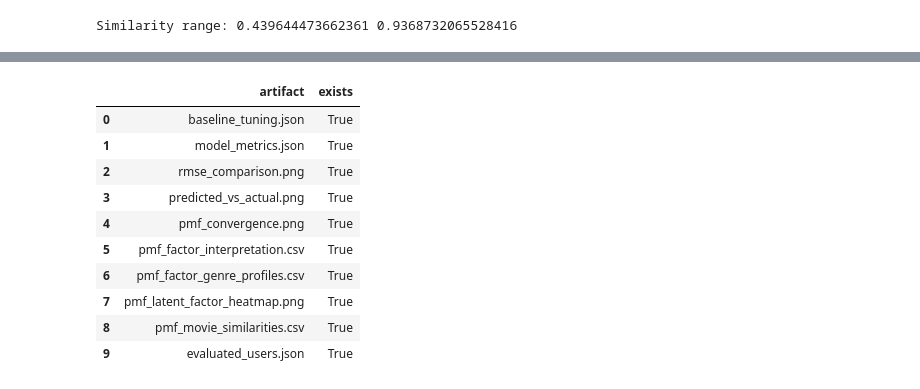
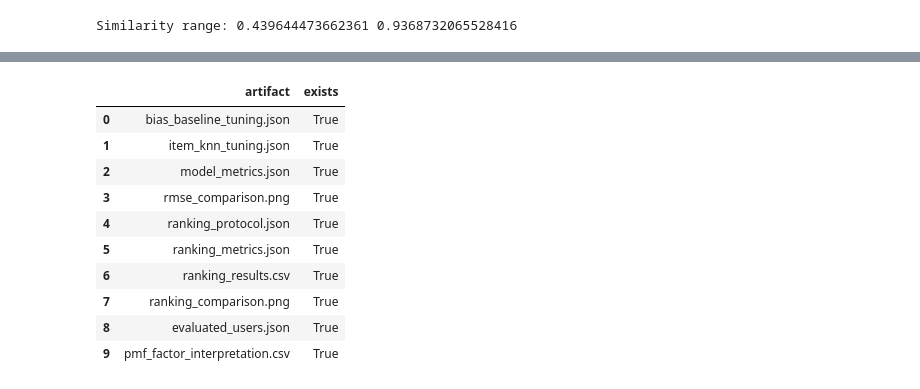
Before and after one commit to legion2440/matrix-factorization, a Jupyter notebook: Movie_Recommender_System.ipynb, the cells around one changed output, grey strips where cells are left out. Saved outputs shown, nothing was run; the diff lists cells and outputs as text; code cells hidden in the pictures.

```diff
--- a/Movie_Recommender_System.ipynb
+++ b/Movie_Recommender_System.ipynb
@@ -554,32 +555,24 @@ does not train or tune models at app startup.
 # %%
-artifact_list = [
-    "baseline_tuning.json",
-    "model_metrics.json",
-    "rmse_comparison.png",
-    "predicted_vs_actual.png",
-    "pmf_convergence.png",
-    "pmf_factor_interpretation.csv",
-    "pmf_factor_genre_profiles.csv",
-    "pmf_latent_factor_heatmap.png",
-    "pmf_movie_similarities.csv",
-    "evaluated_users.json",
+artifacts = [
+    "bias_baseline_tuning.json", "item_knn_tuning.json",
+    "model_metrics.json", "rmse_comparison.png",
+    "ranking_protocol.json", "ranking_metrics.json",
+    "ranking_results.csv", "ranking_comparison.png",
+    "evaluated_users.json", "pmf_factor_interpretation.csv",
 ]
-artifact_table = pd.DataFrame(
-    {
-        "artifact": artifact_list,
-        "exists": [(REPORTS / name).exists() for name in artifact_list],
-    }
-)
-display(artifact_table)
+display(pd.DataFrame({
+    "artifact": artifacts,
+    "exists": [(REPORTS / name).exists() for name in artifacts],
+}))
 # %% [output]
 |  | artifact | exists |
-| 0 | baseline_tuning.json | True |
-| 1 | model_metrics.json | True |
-| 2 | rmse_comparison.png | True |
-| 3 | predicted_vs_actual.png | True |
-| 4 | pmf_convergence.png | True |
-| 5 | pmf_factor_interpretation.csv | True |
-| 6 | pmf_factor_genre_profiles.csv | True |
-| 7 | pmf_latent_factor_heatmap.png | True |
-| 8 | pmf_movie_similarities.csv | True |
-| 9 | evaluated_users.json | True |
+| 0 | bias_baseline_tuning.json | True |
+| 1 | item_knn_tuning.json | True |
+| 2 | model_metrics.json | True |
+| 3 | rmse_comparison.png | True |
+| 4 | ranking_protocol.json | True |
+| 5 | ranking_metrics.json | True |
+| 6 | ranking_results.csv | True |
+| 7 | ranking_comparison.png | True |
+| 8 | evaluated_users.json | True |
+| 9 | pmf_factor_interpretation.csv | True |
```
Also changed, not shown: parts of 60 cells of this notebook, 51 other files.
